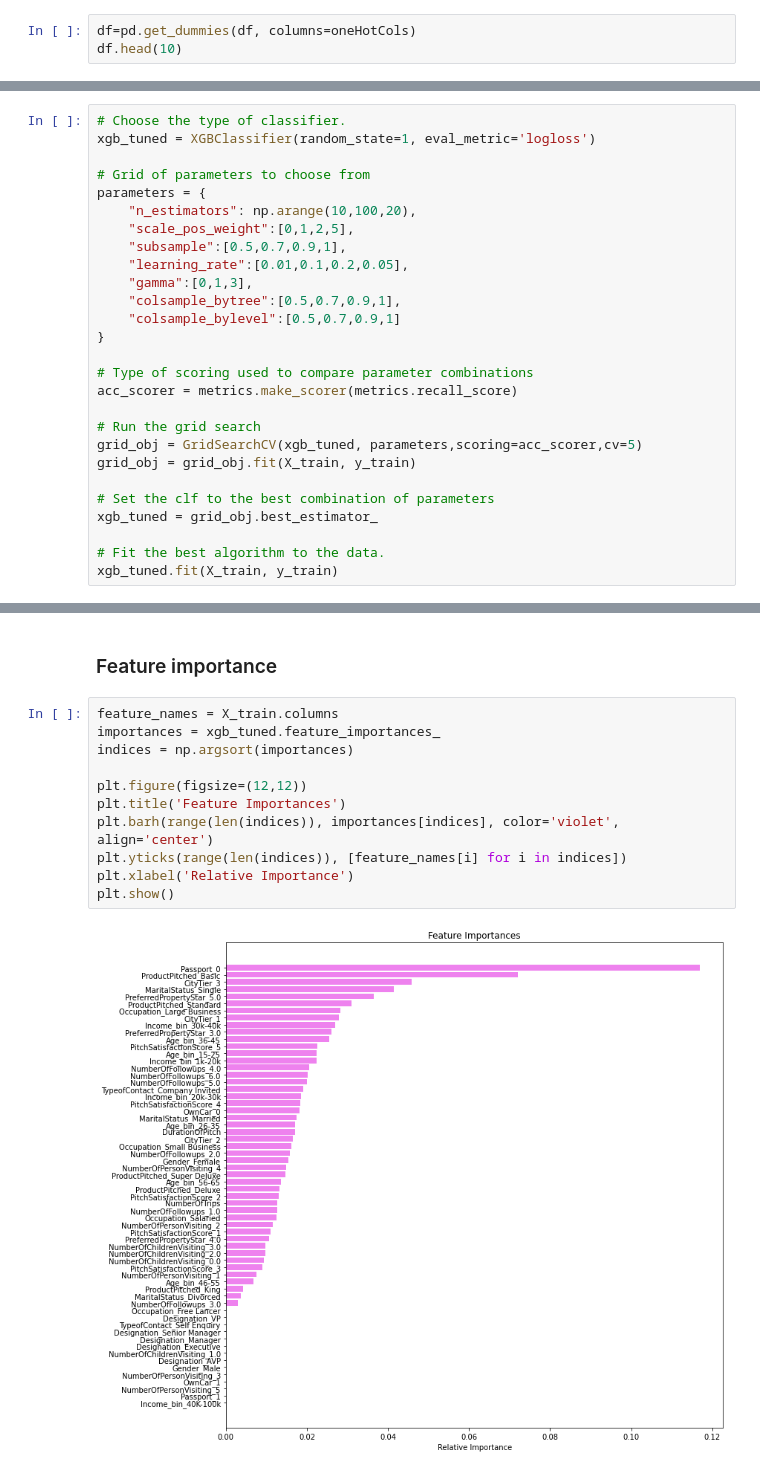
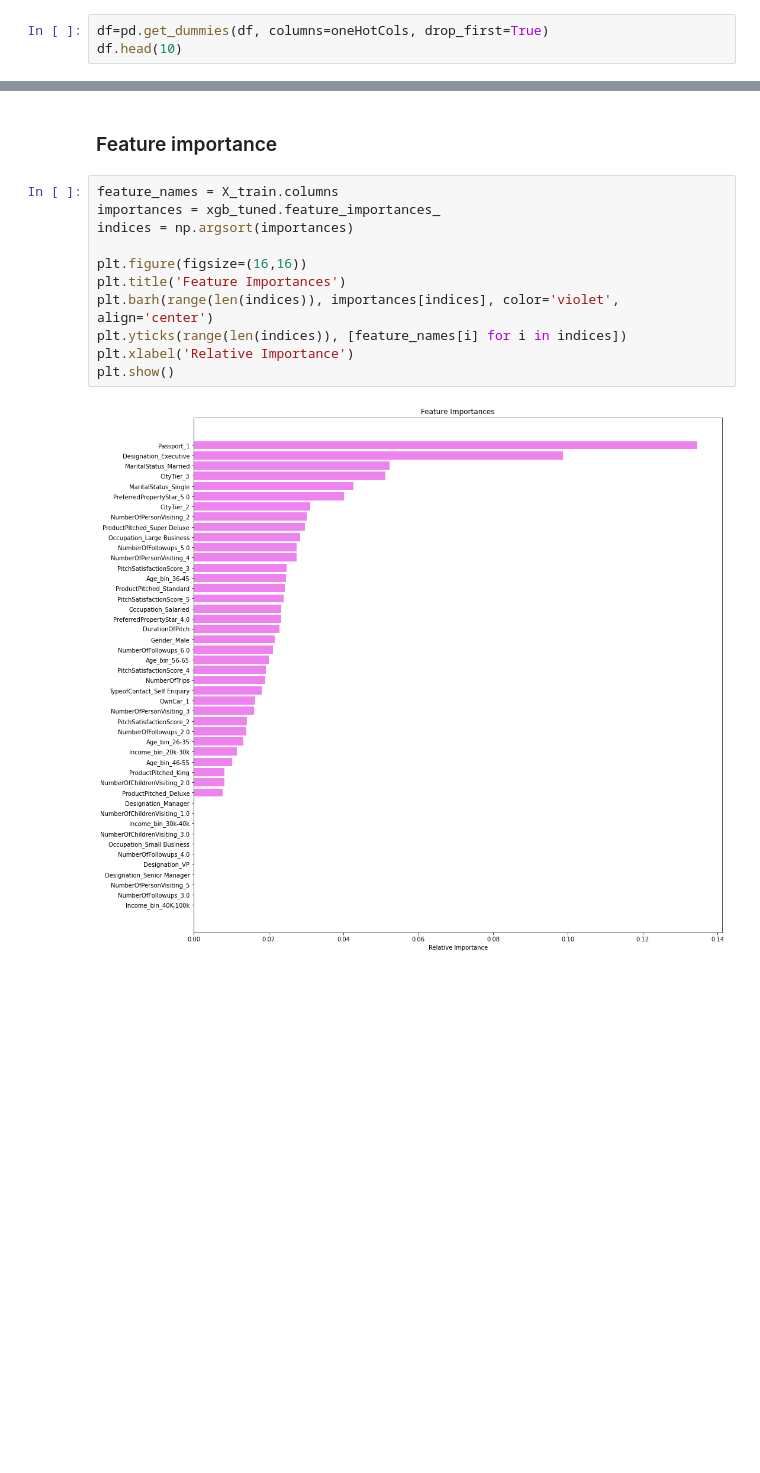
Before and after one commit to cfreeman22/TravelPackagePrediction, a Jupyter notebook: TravelPackagePurchasePrediction.ipynb, the cells around one changed output, grey strips where cells are left out. Drawn from its saved outputs; the diff is of its cells as text; blank space fills up the shorter version.

```diff
--- a/TravelPackagePurchasePrediction.ipynb
+++ b/TravelPackagePurchasePrediction.ipynb
@@ -929,6 +928,6 @@ oneHotCols=["TypeofContact","CityTier","Occupation","Gender","NumberOfPersonVisi
             "PreferredPropertyStar","MaritalStatus","Passport","PitchSatisfactionScore","OwnCar","NumberOfChildrenVisiting",
             "Designation","Age_bin","Income_bin"]
 # %%
-df=pd.get_dummies(df, columns=oneHotCols)
+df=pd.get_dummies(df, columns=oneHotCols, drop_first=True)
 df.head(10)
 # %% [output]
@@ -1437,30 +1449,3 @@ Testing performance:
 [figure]
 # %% [markdown]
 ### Hyperparameter Tuning XGBoost
-# %%
-# Choose the type of classifier.
-xgb_tuned = XGBClassifier(random_state=1, eval_metric='logloss')
-
-# Grid of parameters to choose from
-parameters = {
-    "n_estimators": np.arange(10,100,20),
-    "scale_pos_weight":[0,1,2,5],
-    "subsample":[0.5,0.7,0.9,1],
-    "learning_rate":[0.01,0.1,0.2,0.05],
-    "gamma":[0,1,3],
-    "colsample_bytree":[0.5,0.7,0.9,1],
-    "colsample_bylevel":[0.5,0.7,0.9,1]
-}
-
-# Type of scoring used to compare parameter combinations
-acc_scorer = metrics.make_scorer(metrics.recall_score)
-
-# Run the grid search
-grid_obj = GridSearchCV(xgb_tuned, parameters,scoring=acc_scorer,cv=5)
-grid_obj = grid_obj.fit(X_train, y_train)
-
-# Set the clf to the best combination of parameters
-xgb_tuned = grid_obj.best_estimator_
-
-# Fit the best algorithm to the data.
-xgb_tuned.fit(X_train, y_train)
@@ -1630,13 +1613,13 @@ Testing performance comparison:
 # %%
 feature_names = X_train.columns
 importances = xgb_tuned.feature_importances_
 indices = np.argsort(importances)
 
-plt.figure(figsize=(12,12))
+plt.figure(figsize=(16,16))
 plt.title('Feature Importances')
 plt.barh(range(len(indices)), importances[indices], color='violet', align='center')
 plt.yticks(range(len(indices)), [feature_names[i] for i in indices])
 plt.xlabel('Relative Importance')
 plt.show()
 # %% [output]
-[figure, old version]
+[figure, new version]
```
Also changed, not shown: parts of 33 cells of this notebook.
